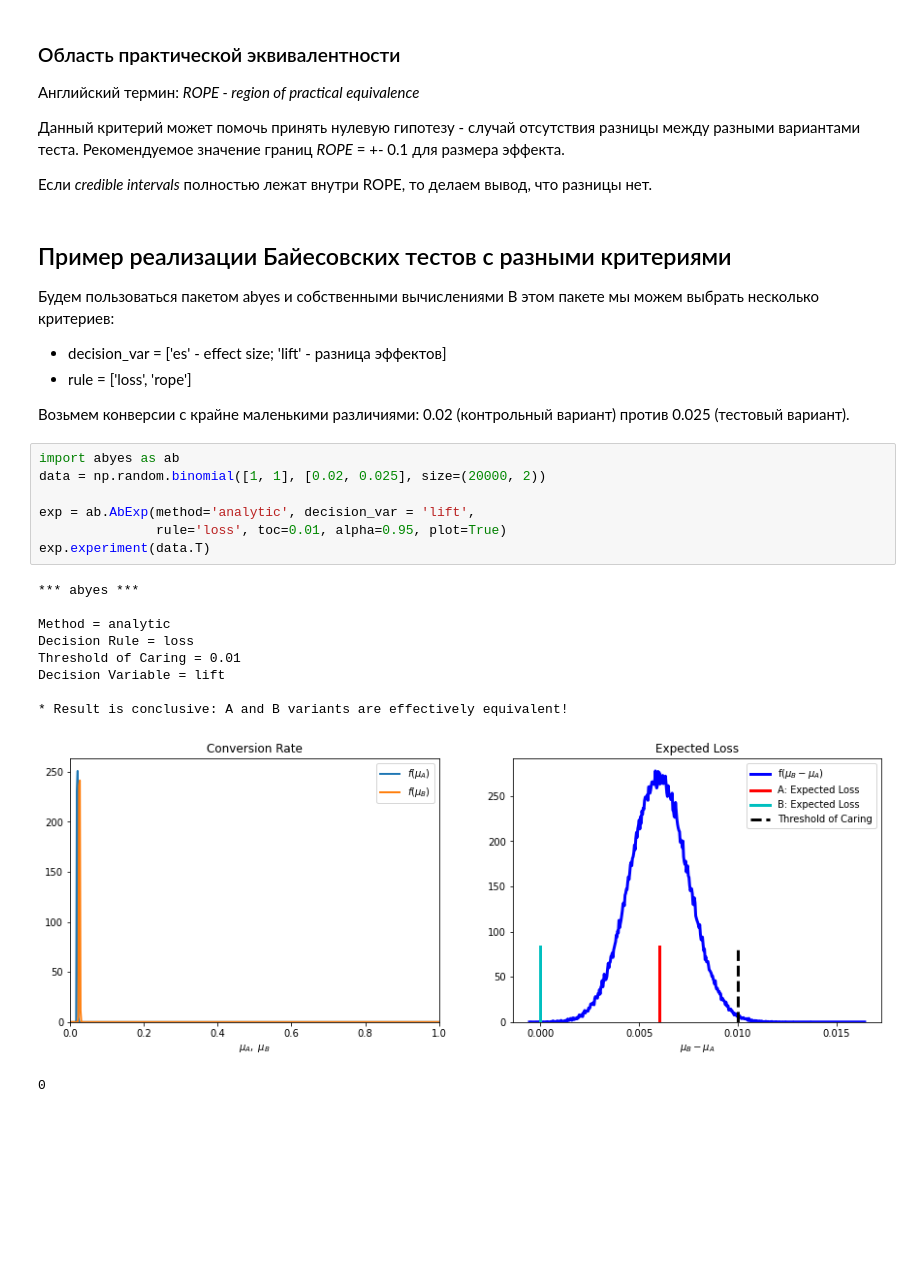
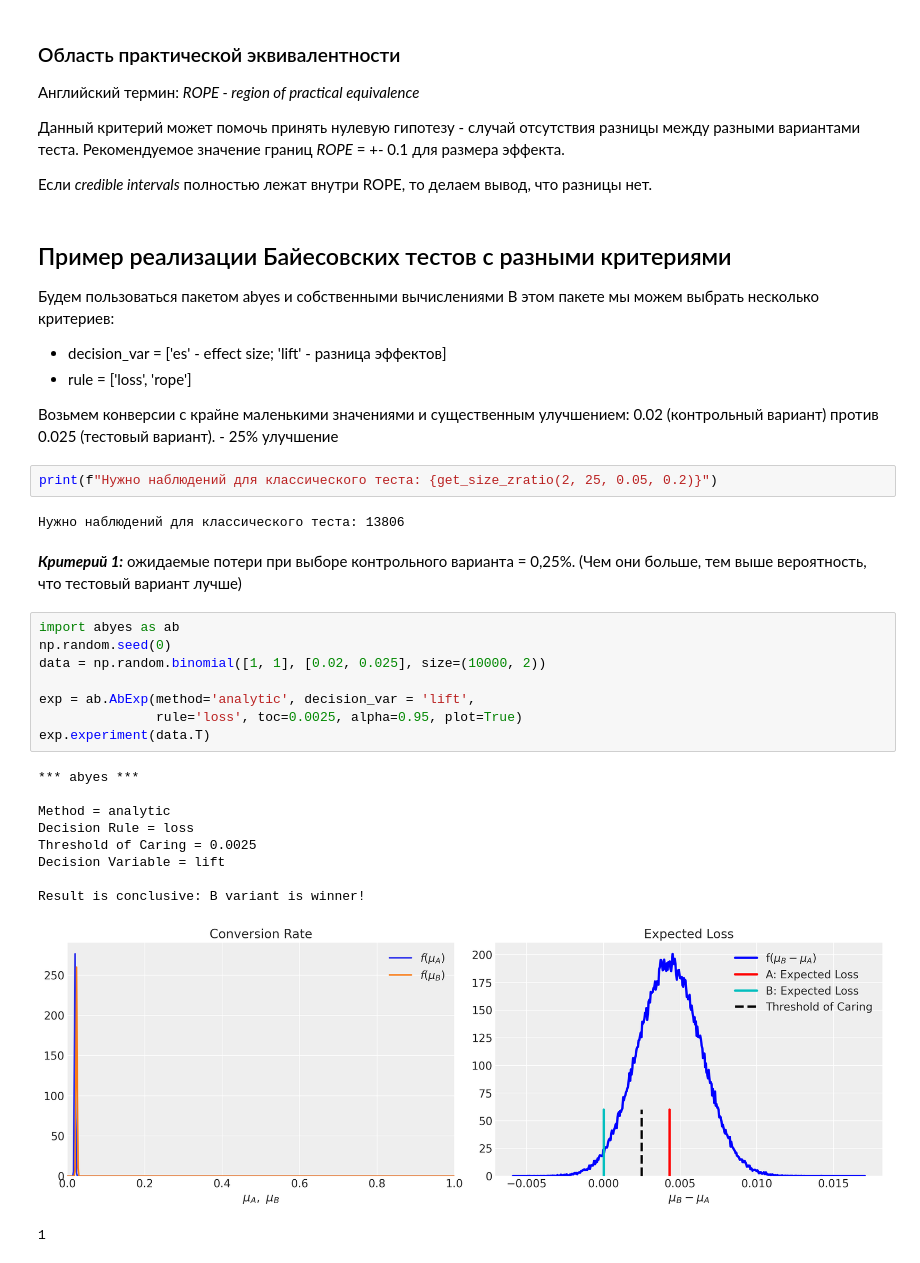
Before and after one commit to iakubovskii7/AB, a Jupyter notebook: Description algorithms/Bayesian_algorithms.ipynb, the cells around one changed output. Drawn from its saved outputs; the diff is of its cells as text; blank space fills up the shorter version.

```diff
--- a/Description algorithms/Bayesian_algorithms.ipynb
+++ b/Description algorithms/Bayesian_algorithms.ipynb
@@ -134,23 +142,30 @@ $
 - decision_var = ['es' - effect size; 'lift' - разница эффектов]
 - rule = ['loss', 'rope']
 
-Возьмем конверсии с крайне маленькими различиями: 0.02 (контрольный вариант)
-против 0.025 (тестовый вариант).
+Возьмем конверсии с крайне маленькими значениями и существенным улучшением: 0.02 (контрольный вариант)
+против 0.025 (тестовый вариант). - 25% улучшение
+# %%
+print(f"Нужно наблюдений для классического теста: {get_size_zratio(2, 25, 0.05, 0.2)}")
+# %% [output]
+Нужно наблюдений для классического теста: 13806
+# %% [markdown]
+***Критерий 1:*** ожидаемые потери при выборе контрольного варианта = 0,25%. (Чем они больше, тем выше вероятность, что тестовый вариант лучше)
 # %%
 import abyes as ab
-data = np.random.binomial([1, 1], [0.02, 0.025], size=(20000, 2))
+np.random.seed(0)
+data = np.random.binomial([1, 1], [0.02, 0.025], size=(10000, 2))
 
 exp = ab.AbExp(method='analytic', decision_var = 'lift',
-               rule='loss', toc=0.01, alpha=0.95, plot=True)
+               rule='loss', toc=0.0025, alpha=0.95, plot=True)
 exp.experiment(data.T)
 # %% [output]
 *** abyes ***
 
 Method = analytic
 Decision Rule = loss
-Threshold of Caring = 0.01
+Threshold of Caring = 0.0025
 Decision Variable = lift
 
-* Result is conclusive: A and B variants are effectively equivalent!
+Result is conclusive: B variant is winner!
-[figure, old version]
+[figure, new version]
-0
+1
```
Also changed, not shown: parts of 29 cells of this notebook, 3 other files.
